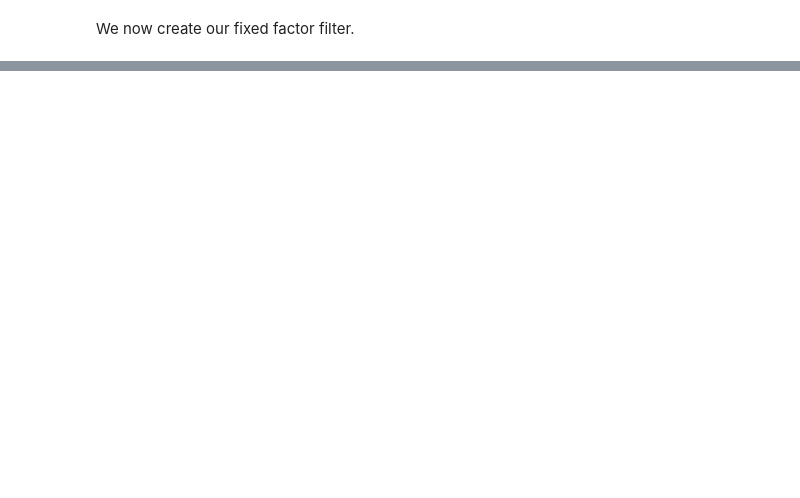
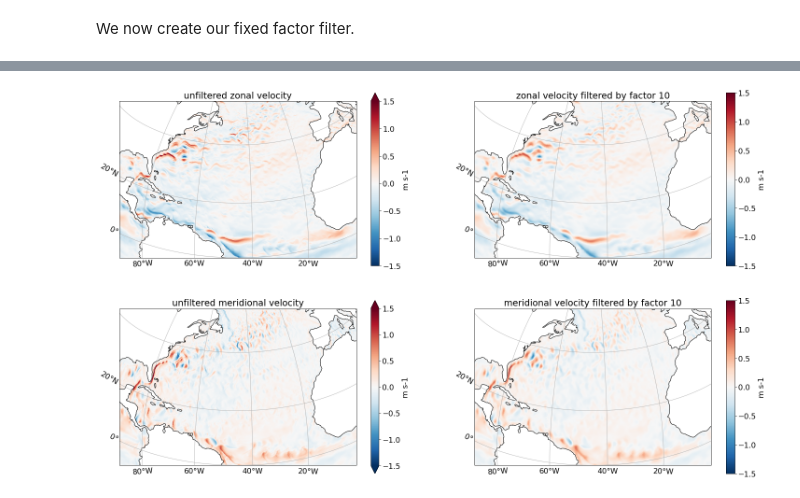
Before and after one commit to ocean-eddy-cpt/gcm-filters, a Jupyter notebook: docs/tutorial_vector_laplacian.ipynb, the cells around one changed output, grey strips where cells are left out. Cells and saved outputs as stored; diff of their text form; code cells hidden in the pictures; blank space fills up the shorter version.

```diff
--- a/docs/tutorial_vector_laplacian.ipynb
+++ b/docs/tutorial_vector_laplacian.ipynb
@@ -662,2 +392,2 @@ Filter(filter_scale=278292.7492304958, dx_min=array(9518.17259783), filter_shape
 # %%
-(u_filtered_fac10, v_filtered_fac10) = filter_fac10.apply_to_vector(ds_tmp['u'], ds_tmp['v'], dims=['yh', 'xh'])
+(u_filtered_fac10, v_filtered_fac10) = filter_fac10.apply_to_vector(ds_tmp.u, ds_tmp.v, dims=['yh', 'xh'])
@@ -676,0 +410,46 @@ axs[1,1].set(title='v filtered by factor 10', xlabel='Longitude', ylabel='Latitu
+# %%
+u_filtered_fac10 = u_filtered_fac10.where(ds_static.wet_u).assign_coords({'geolat': ds_static['geolat_u'], 'geolon': ds_static['geolon_u']})
+v_filtered_fac10 = v_filtered_fac10.where(ds_static.wet_v).assign_coords({'geolat': ds_static['geolat_v'], 'geolon': ds_static['geolon_v']})
+# %%
+vmax = 1.5
+central_lon = -45
+central_lat = 30
+
+fig,axs = plt.subplots(2,2,figsize=(25,15),subplot_kw={'projection':ccrs.Orthographic(central_lon, central_lat)})
+
+u.plot(
+    ax=axs[0,0], x='geolon', y='geolat', vmin=-vmax, vmax=vmax,
+    cmap='RdBu_r', cbar_kwargs={'label': 'm s-1'},
+    transform=ccrs.PlateCarree()
+)
+v.plot(
+    ax=axs[1,0], x='geolon', y='geolat', vmin=-vmax, vmax=vmax,
+    cmap='RdBu_r', cbar_kwargs={'label': 'm s-1'},
+    transform=ccrs.PlateCarree()
+)
+u_filtered_fac10.plot(
+    ax=axs[0,1], x='geolon', y='geolat', vmin=-vmax, vmax=vmax,
+    cmap='RdBu_r', cbar_kwargs={'label': 'm s-1'},
+    transform=ccrs.PlateCarree()
+)
+v_filtered_fac10.plot(
+    ax=axs[1,1], x='geolon', y='geolat', vmin=-vmax, vmax=vmax,
+    cmap='RdBu_r', cbar_kwargs={'label': 'm s-1'},
+    transform=ccrs.PlateCarree()
+)
+
+axs[0,0].set(title='unfiltered zonal velocity')
+axs[0,1].set(title='zonal velocity filtered by factor 10')
+axs[1,0].set(title='unfiltered meridional velocity')
+axs[1,1].set(title='meridional velocity filtered by factor 10')
+
+for ax in axs.flatten():
+    ax.coastlines()
+    ax.set_extent([-90, 0, 0, 50], crs=ccrs.PlateCarree())
+    gl = ax.gridlines(draw_labels=True)
+    gl.xlocator = mticker.FixedLocator([-80,-60,-40,-20])
+    gl.ylocator = mticker.FixedLocator([0,20,40,60])
+    gl.top_labels = False
+    gl.right_labels = False
+# %% [output]
+[figure, added]
```
Also changed, not shown: parts of 83 cells of this notebook.
